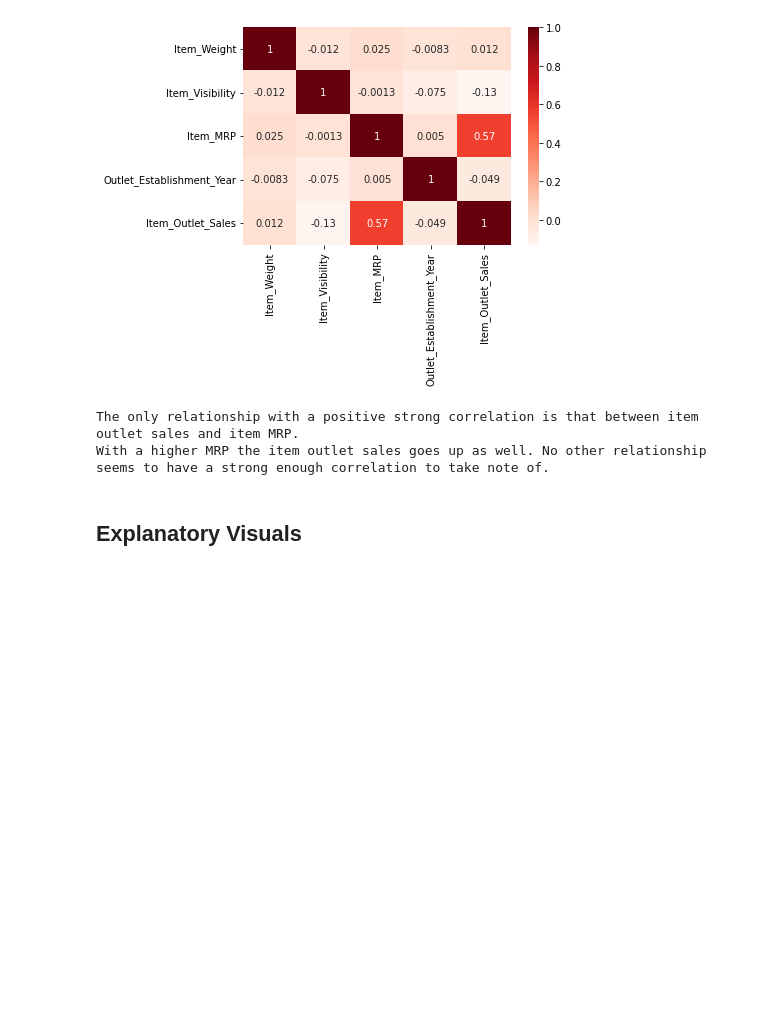
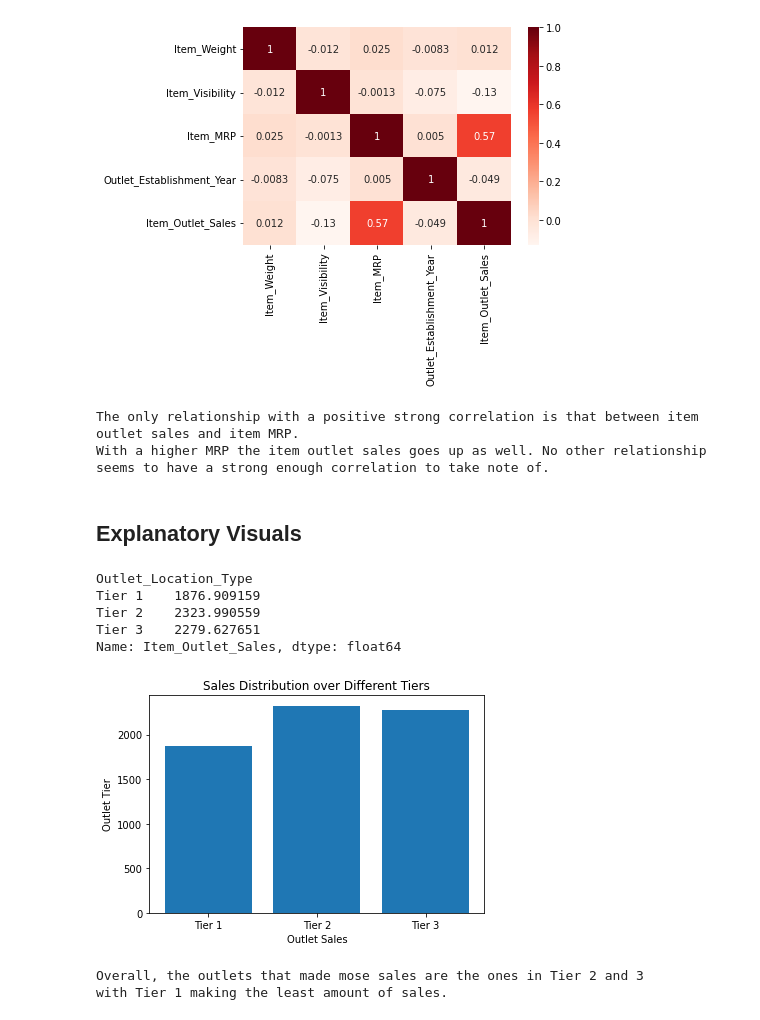
Before and after one commit to Gracey701/Sales_Predictions, a Jupyter notebook: Sales_Predictions_Project.ipynb, the cells around one changed output. Drawn from its saved outputs; the diff is of its cells as text; code cells hidden in the pictures; blank space fills up the shorter version.

```diff
--- a/Sales_Predictions_Project.ipynb
+++ b/Sales_Predictions_Project.ipynb
@@ -334,3 +334,23 @@ The only relationship with a positive strong correlation is that between item ou
 With a higher MRP the item outlet sales goes up as well. No other relationship seems to have a strong enough correlation to take note of.
 # %% [markdown]
 ## Explanatory Visuals
+# %%
+location_sales = sales_predictions.groupby('Outlet_Location_Type')['Item_Outlet_Sales'].mean()
+location_sales
+# %% [output]
+Outlet_Location_Type
+Tier 1    1876.909159
+Tier 2    2323.990559
+Tier 3    2279.627651
+Name: Item_Outlet_Sales, dtype: float64
+# %%
+plt.bar(location_sales.index, location_sales.values)
+plt.ylabel('Outlet Tier')
+plt.xlabel('Outlet Sales')
+plt.title('Sales Distribution over Different Tiers');
+plt.show()
+print('Overall, the outlets that made mose sales are the ones in Tier 2 and 3 \nwith Tier 1 making the least amount of sales.')
+# %% [output]
+[figure, added]
+Overall, the outlets that made mose sales are the ones in Tier 2 and 3
+with Tier 1 making the least amount of sales.
```
Also changed, not shown: parts of 3 cells of this notebook.
